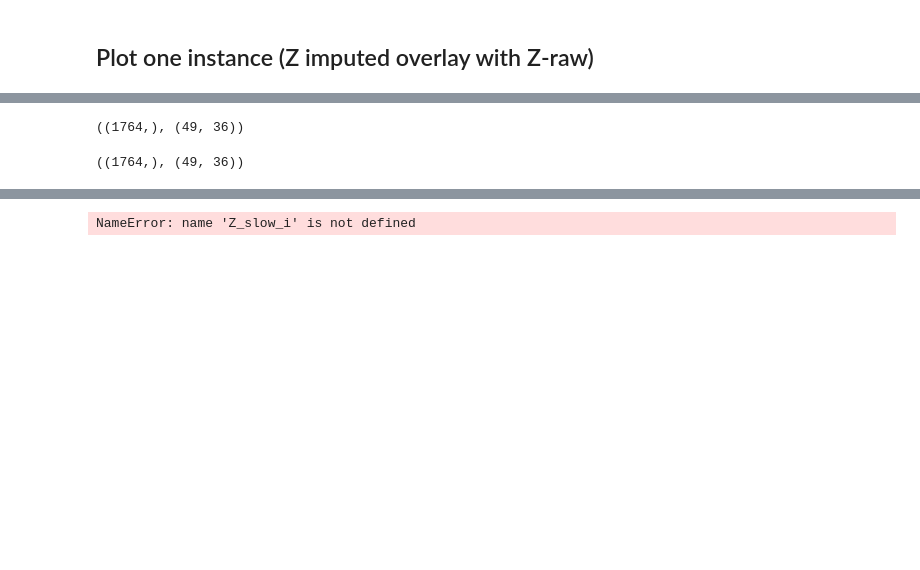
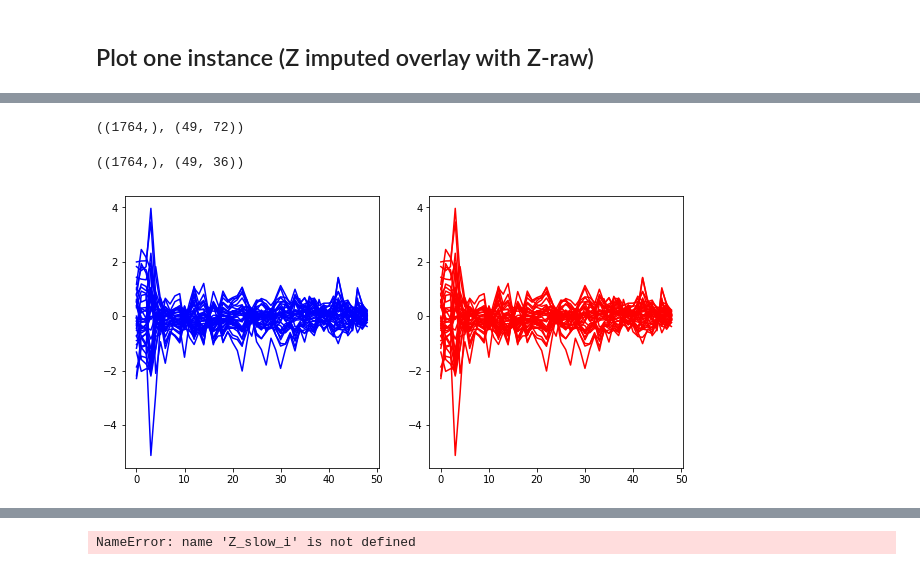
Before and after one commit to BorgwardtLab/Imputing_Signatures, a Jupyter notebook: notebooks/testing_gp_sig_adapter_padding.ipynb, the cells around one changed output, grey strips where cells are left out. Cells and saved outputs as stored; diff of their text form; code cells hidden in the pictures; blank space fills up the shorter version.

```diff
--- a/notebooks/testing_gp_sig_adapter_padding.ipynb
+++ b/notebooks/testing_gp_sig_adapter_padding.ipynb
@@ -680,11 +650,13 @@ Z_raw.shape, Z.shape, test_inputs.shape
  torch.Size([32, 1764, 1]))
 # %%
 Z_raw_i = Z_raw[sample, instance].detach().numpy()
-Z_i = Z[instance].detach().numpy()
-
+if sampling_type == 'monte_carlo':
+    Z_i = Z[instance + batch_size*sample].detach().numpy()
+else:
+    Z_i = Z[instance].detach().numpy()
 Z_raw_i.shape, Z_i.shape
 # %% [output]
-((1764,), (49, 36))
+((1764,), (49, 72))
 # %%
 #Z_new_i = Z_new[instance].detach().numpy()
 #Z_i = Z[instance].detach().numpy()
@@ -700,3 +672,21 @@ Z_raw_i.shape, Z_i.shape
 # %%
 test_inputs_i = test_inputs[instance].flatten()
 test_indices_i = test_indices[instance].flatten()
+# %%
+def plot_channels(channels_raw, channels, Z_i, Z_raw_i,test_indices_i):
+    fig, ax = plt.subplots(1,2, figsize=(10,5))
+    for j in channels_raw:
+        #raw GP
+        x_raw = Z_raw_i[test_indices_i == j]
+        ax[0].plot( x_raw , color='blue')
+    for j in channels:
+        #after reshaping:
+        x3 = Z_i[:,j]
+        ax[1].plot( x3, color='red')
+# %%
+channels_raw = np.arange(36)
+#channels = np.arange(0,72,2)
+channels = np.arange(36)
+plot_channels(channels_raw, channels, Z_i, Z_raw_i,test_indices_i)
+# %% [output]
+[figure, added]
```
Also changed, not shown: parts of 12 cells of this notebook.
